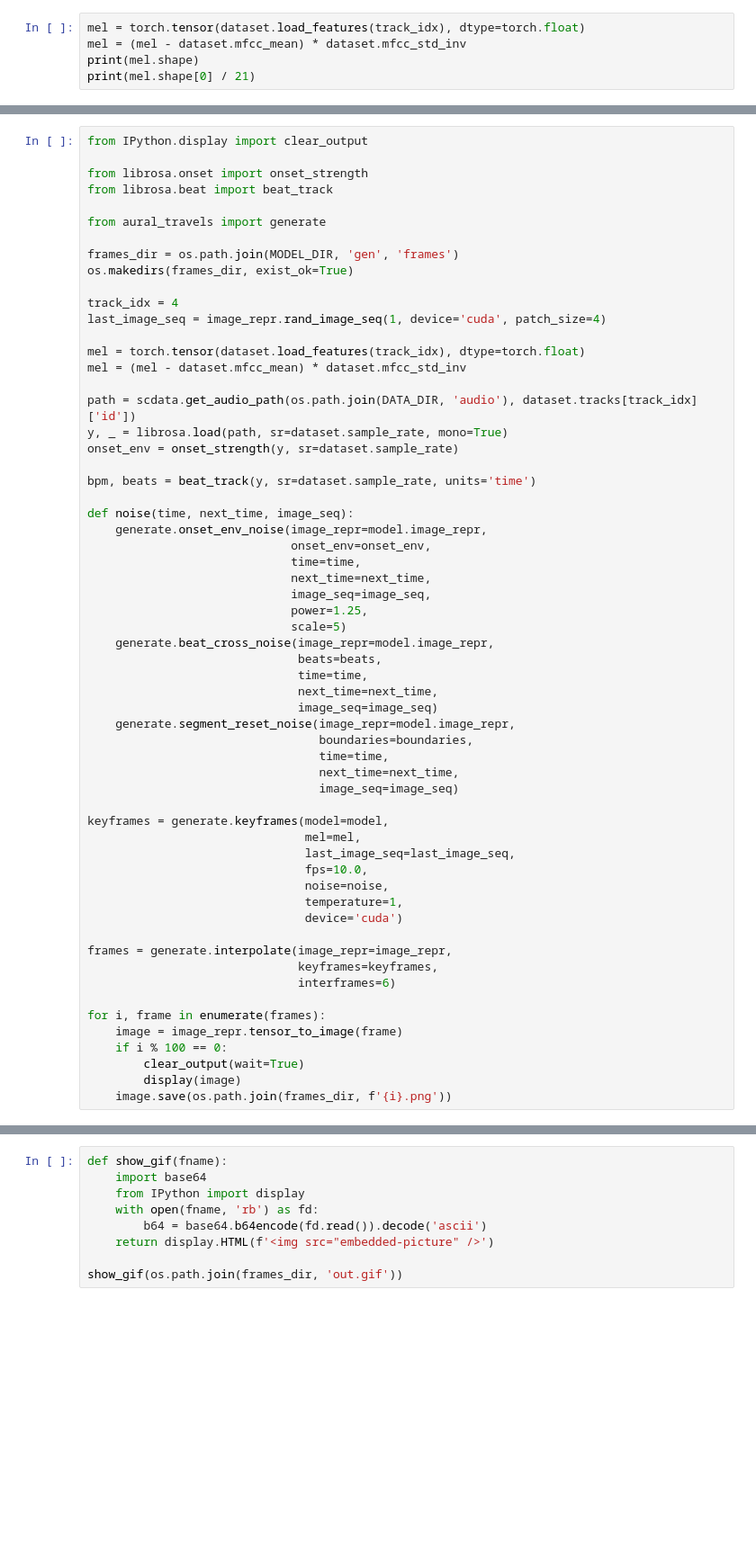
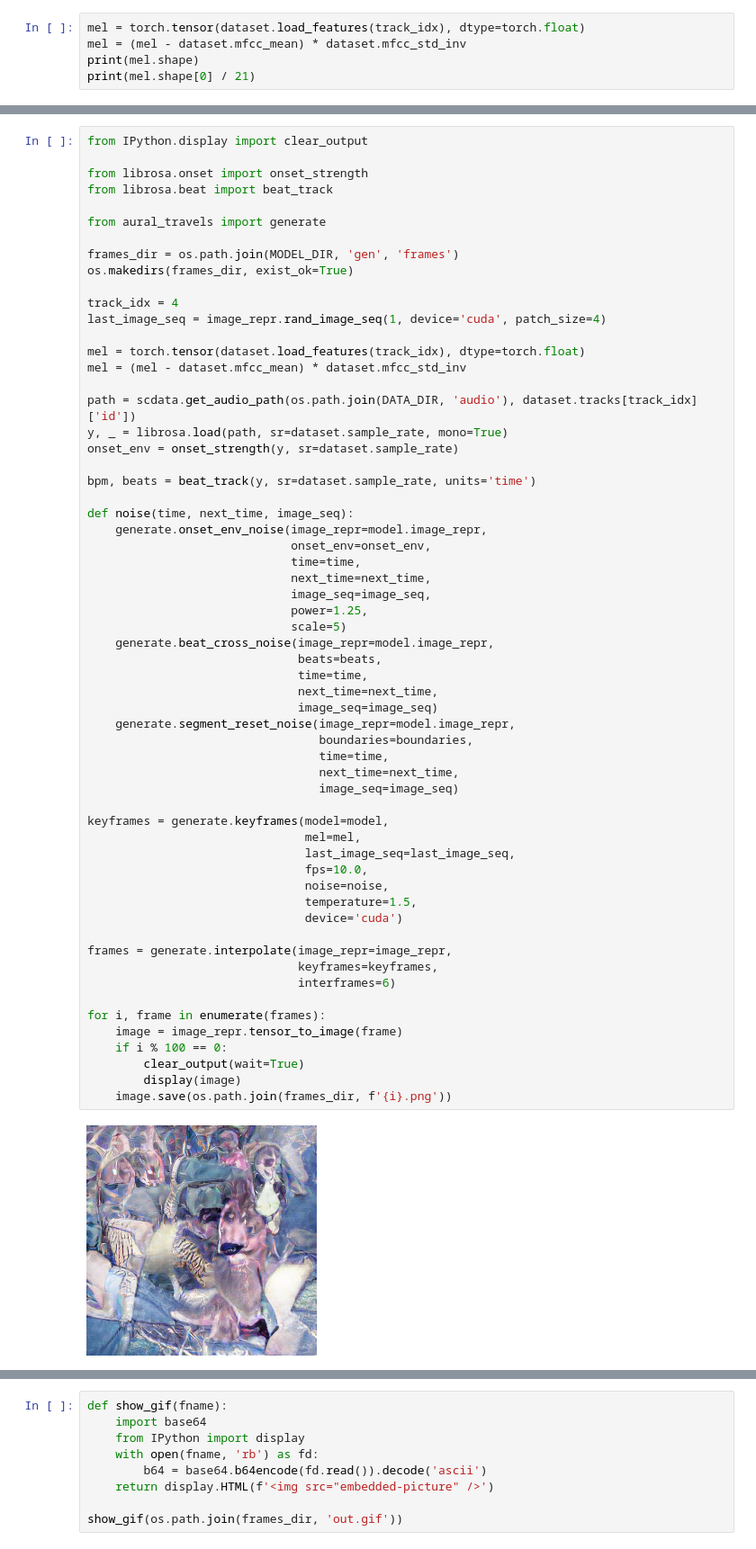
Before and after one commit to leod/aural-travels, a Jupyter notebook: notebooks/generate_nat.ipynb, the cells around one changed output, grey strips where cells are left out. Shown: that part at 90% size. Drawn from its saved outputs; the diff is of its cells as text; blank space fills up the shorter version.

```diff
--- a/notebooks/generate_nat.ipynb
+++ b/notebooks/generate_nat.ipynb
@@ -162,31 +182,33 @@ def noise(time, next_time, image_seq):
                              power=1.25,
                              scale=5)
     generate.beat_cross_noise(image_repr=model.image_repr,
                               beats=beats,
                               time=time,
                               next_time=next_time,
                               image_seq=image_seq)
     generate.segment_reset_noise(image_repr=model.image_repr,
                                  boundaries=boundaries,
                                  time=time,
                                  next_time=next_time,
                                  image_seq=image_seq)
 
 keyframes = generate.keyframes(model=model,
                                mel=mel,
                                last_image_seq=last_image_seq,
                                fps=10.0,
                                noise=noise,
-                               temperature=1,
+                               temperature=1.5,
                                device='cuda')
 
 frames = generate.interpolate(image_repr=image_repr,
                               keyframes=keyframes,
                               interframes=6)
 
 for i, frame in enumerate(frames):
     image = image_repr.tensor_to_image(frame)
     if i % 100 == 0:
         clear_output(wait=True)
         display(image)
     image.save(os.path.join(frames_dir, f'{i}.png'))
+# %% [output]
+[figure, added]
```
Also changed, not shown: parts of 8 cells of this notebook.
